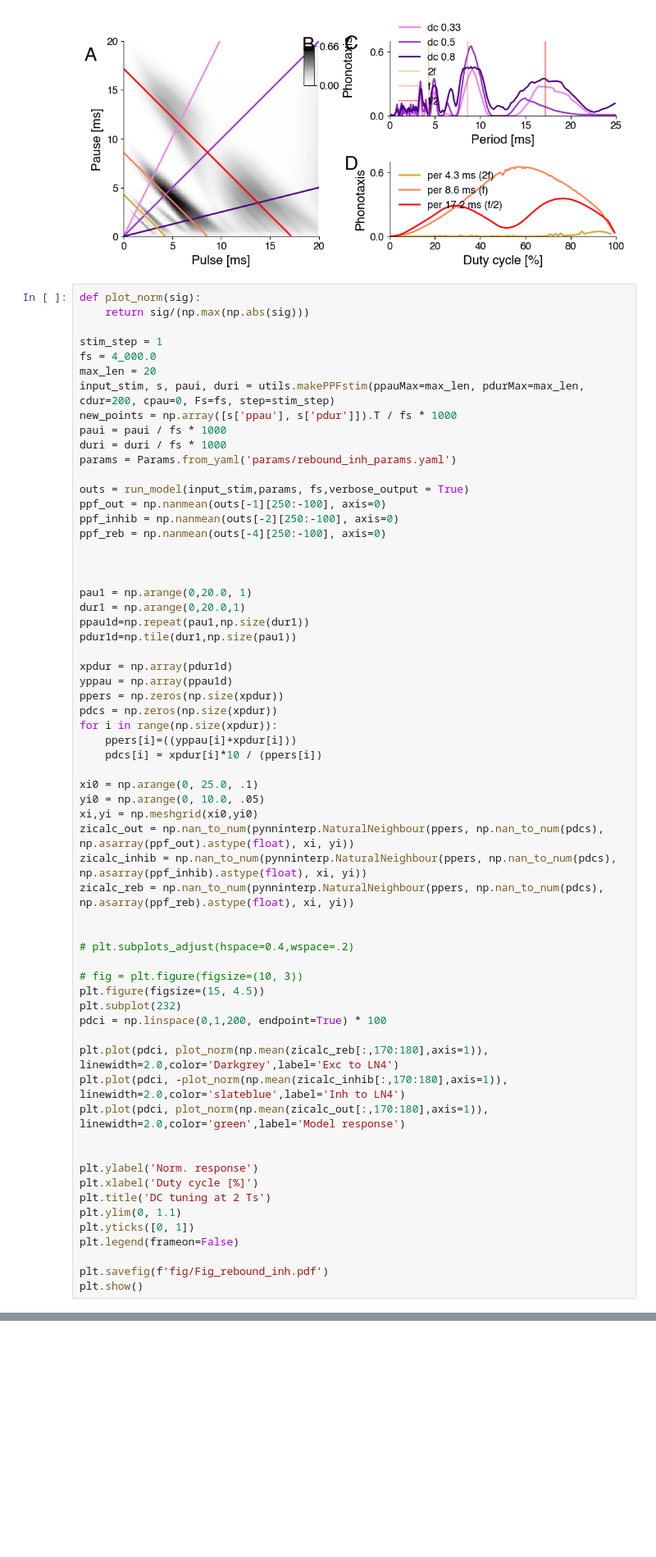
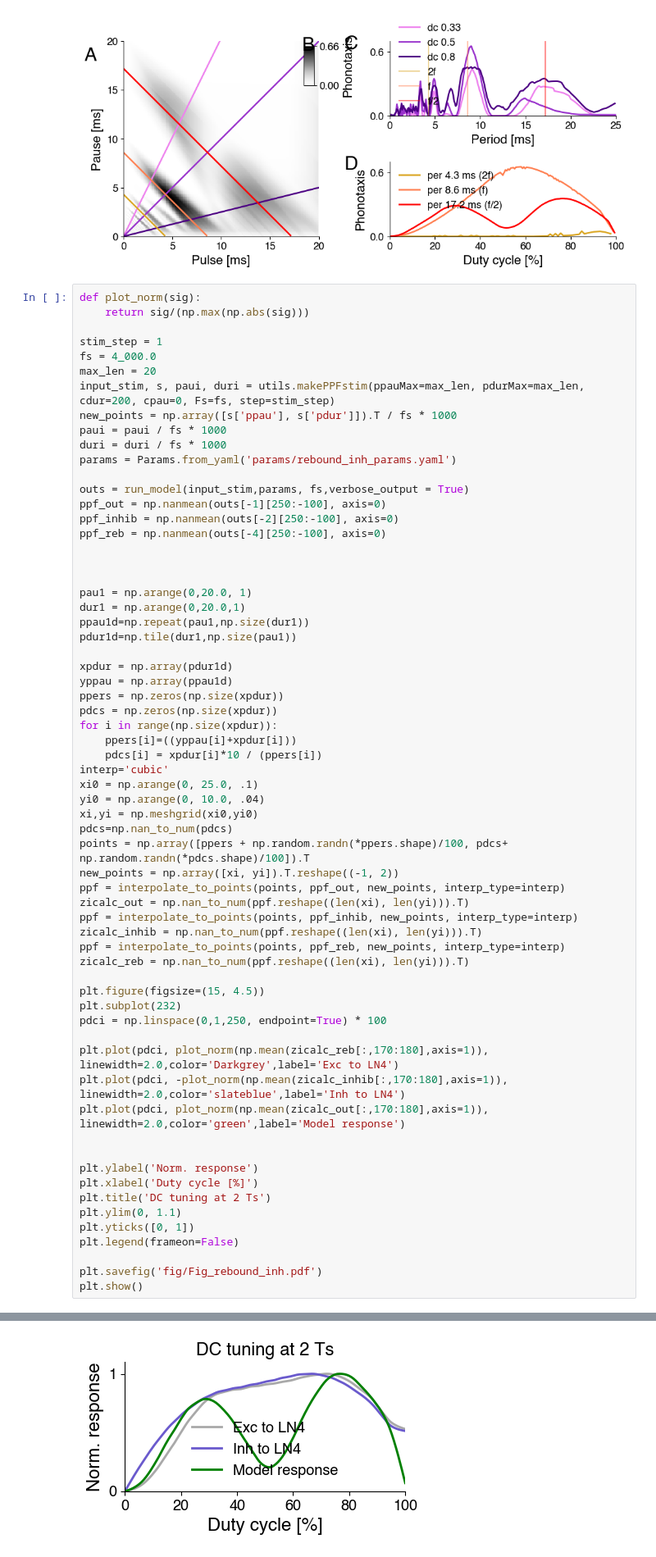
Before and after one commit to janclemenslab/anurogryllus-resonance, a Jupyter notebook: Fig_rebound_with_inh.ipynb, the cells around one changed output, grey strips where cells are left out. Shown: that part at 82% size. Cells and saved outputs as stored; diff of their text form; blank space fills up the shorter version.

```diff
--- a/Fig_rebound_with_inh.ipynb
+++ b/Fig_rebound_with_inh.ipynb
@@ -132,21 +126,23 @@ pdcs = np.zeros(np.size(xpdur))
 for i in range(np.size(xpdur)):
     ppers[i]=((yppau[i]+xpdur[i]))
     pdcs[i] = xpdur[i]*10 / (ppers[i])
+interp='cubic'
+xi0 = np.arange(0, 25.0, .1)
+yi0 = np.arange(0, 10.0, .04)
+xi,yi = np.meshgrid(xi0,yi0)
+pdcs=np.nan_to_num(pdcs)
+points = np.array([ppers + np.random.randn(*ppers.shape)/100, pdcs+ np.random.randn(*pdcs.shape)/100]).T
+new_points = np.array([xi, yi]).T.reshape((-1, 2))
+ppf = interpolate_to_points(points, ppf_out, new_points, interp_type=interp)
+zicalc_out = np.nan_to_num(ppf.reshape((len(xi), len(yi))).T)
+ppf = interpolate_to_points(points, ppf_inhib, new_points, interp_type=interp)
+zicalc_inhib = np.nan_to_num(ppf.reshape((len(xi), len(yi))).T)
+ppf = interpolate_to_points(points, ppf_reb, new_points, interp_type=interp)
+zicalc_reb = np.nan_to_num(ppf.reshape((len(xi), len(yi))).T)
 
-xi0 = np.arange(0, 25.0, .1)
-yi0 = np.arange(0, 10.0, .05)
-xi,yi = np.meshgrid(xi0,yi0)
-zicalc_out = np.nan_to_num(pynninterp.NaturalNeighbour(ppers, np.nan_to_num(pdcs), np.asarray(ppf_out).astype(float), xi, yi))
-zicalc_inhib = np.nan_to_num(pynninterp.NaturalNeighbour(ppers, np.nan_to_num(pdcs), np.asarray(ppf_inhib).astype(float), xi, yi))
-zicalc_reb = np.nan_to_num(pynninterp.NaturalNeighbour(ppers, np.nan_to_num(pdcs), np.asarray(ppf_reb).astype(float), xi, yi))
-
-
-# plt.subplots_adjust(hspace=0.4,wspace=.2)
-
-# fig = plt.figure(figsize=(10, 3))
 plt.figure(figsize=(15, 4.5))
 plt.subplot(232)
-pdci = np.linspace(0,1,200, endpoint=True) * 100
+pdci = np.linspace(0,1,250, endpoint=True) * 100
 
 plt.plot(pdci, plot_norm(np.mean(zicalc_reb[:,170:180],axis=1)), linewidth=2.0,color='Darkgrey',label='Exc to LN4')
 plt.plot(pdci, -plot_norm(np.mean(zicalc_inhib[:,170:180],axis=1)), linewidth=2.0,color='slateblue',label='Inh to LN4')
@@ -160,6 +156,6 @@ plt.ylim(0, 1.1)
 plt.yticks([0, 1])
 plt.legend(frameon=False)
 
-plt.savefig(f'fig/Fig_rebound_inh.pdf')
+plt.savefig('fig/Fig_rebound_inh.pdf')
 plt.show()
 # %% [output]
@@ -167,3 +167,4 @@ NameError: name 'pynninterp' is not defined
+[figure, added]
 # %%
 stim_step = 1
 fs = 4_000.0
```
Also changed, not shown: parts of 5 cells of this notebook, 7 other files.
